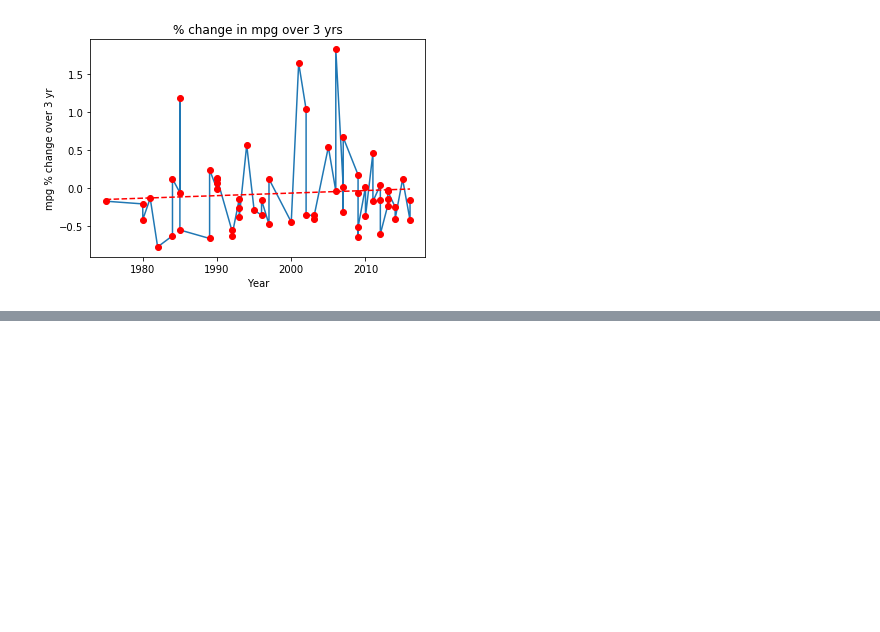
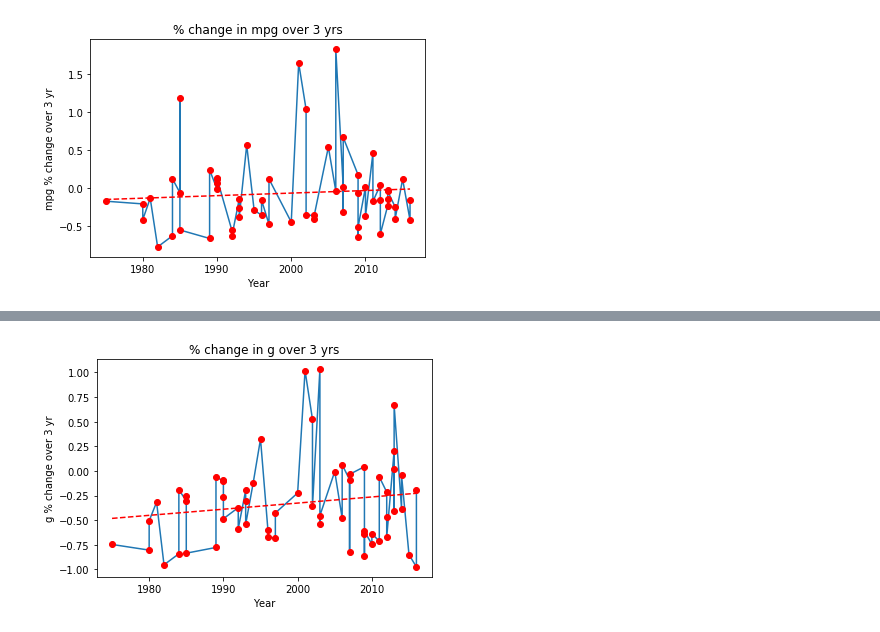
Before and after one commit to noogie13/nba-acl, a Jupyter notebook: analysis.ipynb, the cells around one changed output, grey strips where cells are left out. Cells and saved outputs as stored; diff of their text form; code cells hidden in the pictures; blank space fills up the shorter version.

```diff
--- a/analysis.ipynb
+++ b/analysis.ipynb
@@ -70,0 +86,4 @@ plot_stat(player_list,mpg,3)
+# %%
+plot_stat(player_list,g,3)
+# %% [output]
+[figure, added]
```
Also changed, not shown: parts of 14 cells of this notebook.
